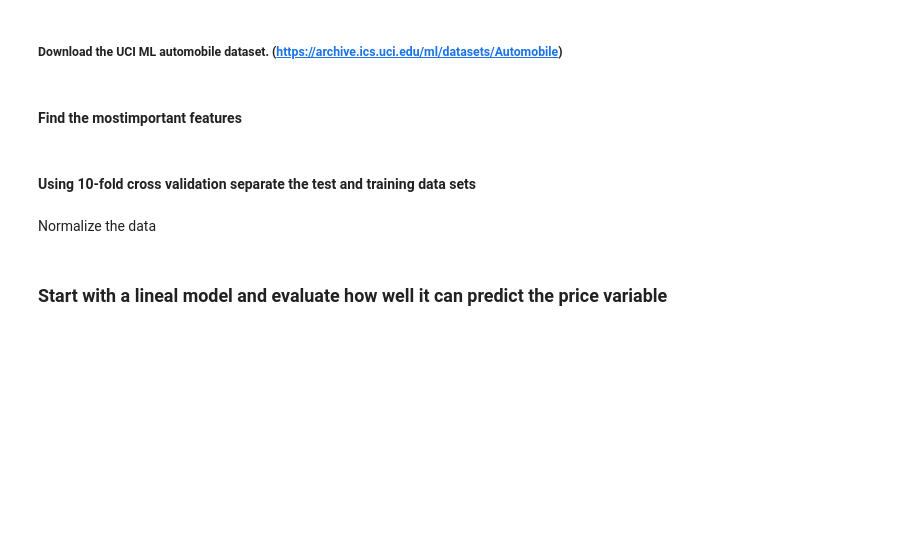
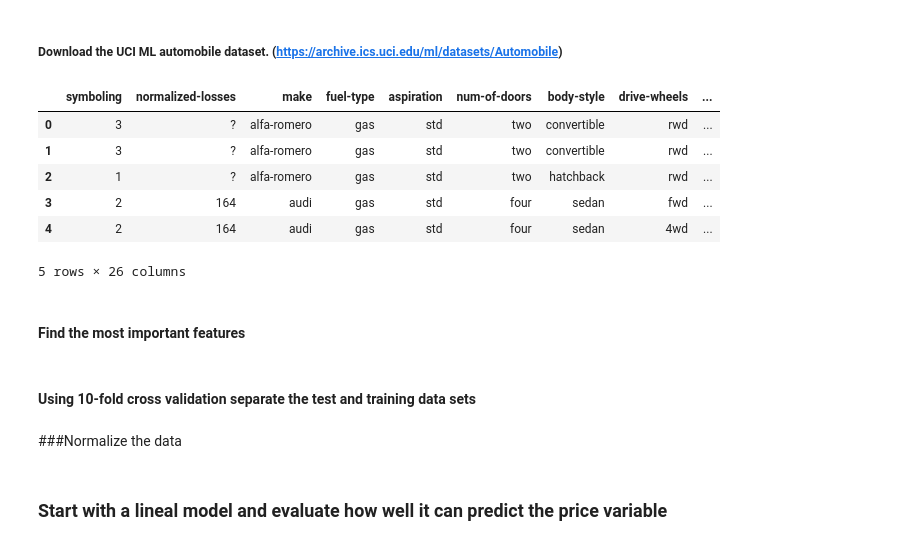
Before and after one commit to snazrul1/ssnazrul, a Jupyter notebook: DSE220/HW2/Assignment_2.ipynb, the cells around one changed output. Saved outputs shown, nothing was run; the diff lists cells and outputs as text; code cells hidden in the pictures; blank space fills up the shorter version.

```diff
--- a/DSE220/HW2/Assignment_2.ipynb
+++ b/DSE220/HW2/Assignment_2.ipynb
@@ -556,5 +551,24 @@ Score:  5.8 %
+# %%
+### Your code here ###
+header = ['symboling','normalized-losses','make','fuel-type','aspiration',
+          'num-of-doors', 'body-style','drive-wheels','engine-location',
+          'wheel-base','length','width','height','curb-weight','engine-type',
+          'num-of-cylinders','engine-size','fuel-system','bore','stroke',
+          'compression-ratio','horsepower','peak-rpm','city-mpg','highway-mpg',
+          'price']
+
+auto = pd.read_csv('https://archive.ics.uci.edu/ml/machine-learning-databases/autos/imports-85.data', names=header)
+auto.head()
+# %% [output]
+|  | symboling | normalized-losses | make | fuel-type | aspiration | num-of-doors | body-style | drive-wheels | ... |
+| 0 | 3 | ? | alfa-romero | gas | std | two | convertible | rwd | ... |
+| 1 | 3 | ? | alfa-romero | gas | std | two | convertible | rwd | ... |
+| 2 | 1 | ? | alfa-romero | gas | std | two | hatchback | rwd | ... |
+| 3 | 2 | 164 | audi | gas | std | four | sedan | fwd | ... |
+| 4 | 2 | 164 | audi | gas | std | four | sedan | 4wd | ... |
+5 rows × 26 columns
 # %% [markdown]
-#### Find the mostimportant features
+#### Find the most important features
 # %%
 ### Your code here ###
 # %% [markdown]
@@ -562,7 +576,7 @@ Score:  5.8 %
 # %%
 ### Your code here ###
 # %% [markdown]
-Normalize the data
+###Normalize the data
 # %%
 ### Your code here ###
 # %% [markdown]
```
Also changed, not shown: parts of 10 cells of this notebook.
